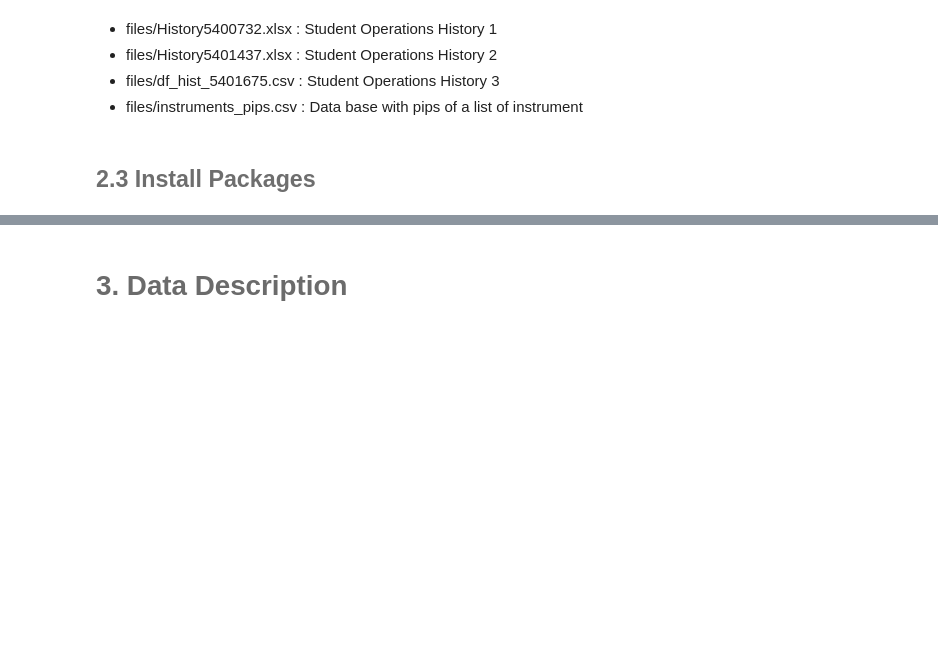
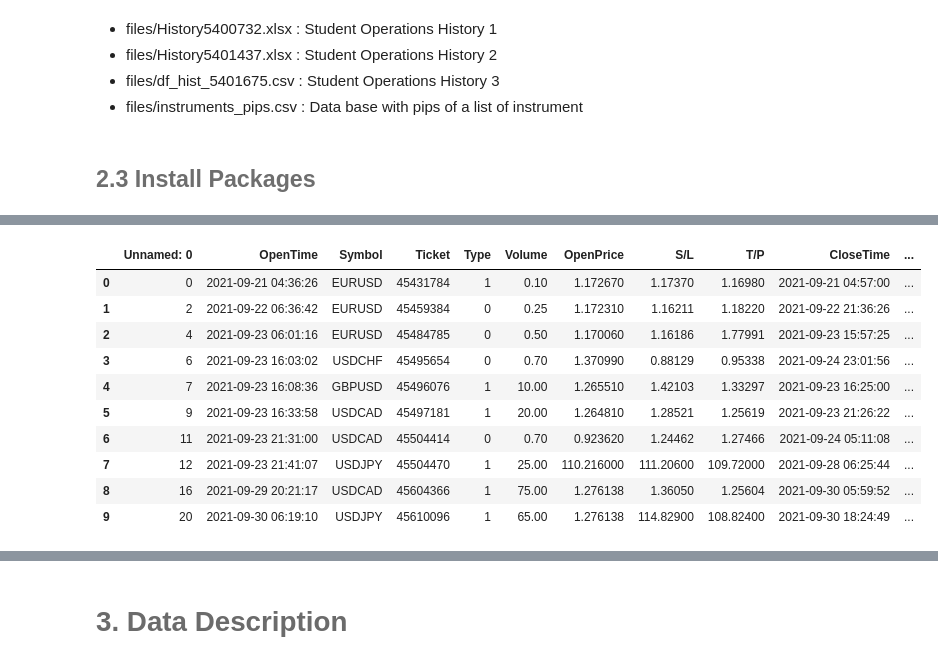
Before and after one commit to douglasparism/MyST_LAB_3_E3, a Jupyter notebook: notebook.ipynb, the cells around one changed output, grey strips where cells are left out. Drawn from its saved outputs; the diff is of its cells as text; code cells hidden in the pictures; blank space fills up the shorter version.

```diff
--- a/notebook.ipynb
+++ b/notebook.ipynb
@@ -72,0 +74,4 @@ import main # no he conectado el environment al jupyter lab
+# %%
+data_ini_1 = dt.f_leer_archivo(param_estudiante=1)
+data_ini_2 = dt.f_leer_archivo(param_estudiante=2)
+data_ini_3 = dt.f_leer_archivo(param_estudiante=3)
@@ -72,0 +96,14 @@ import main # no he conectado el environment al jupyter lab
+# %%
+data_ini_3
+# %% [output]
+|  | Unnamed: 0 | OpenTime | Symbol | Ticket | Type | Volume | OpenPrice | S/L | T/P | CloseTime | ... |
+| 0 | 0 | 2021-09-21 04:36:26 | EURUSD | 45431784 | 1 | 0.10 | 1.172670 | 1.17370 | 1.16980 | 2021-09-21 04:57:00 | ... |
+| 1 | 2 | 2021-09-22 06:36:42 | EURUSD | 45459384 | 0 | 0.25 | 1.172310 | 1.16211 | 1.18220 | 2021-09-22 21:36:26 | ... |
+| 2 | 4 | 2021-09-23 06:01:16 | EURUSD | 45484785 | 0 | 0.50 | 1.170060 | 1.16186 | 1.77991 | 2021-09-23 15:57:25 | ... |
+| 3 | 6 | 2021-09-23 16:03:02 | USDCHF | 45495654 | 0 | 0.70 | 1.370990 | 0.88129 | 0.95338 | 2021-09-24 23:01:56 | ... |
+| 4 | 7 | 2021-09-23 16:08:36 | GBPUSD | 45496076 | 1 | 10.00 | 1.265510 | 1.42103 | 1.33297 | 2021-09-23 16:25:00 | ... |
+| 5 | 9 | 2021-09-23 16:33:58 | USDCAD | 45497181 | 1 | 20.00 | 1.264810 | 1.28521 | 1.25619 | 2021-09-23 21:26:22 | ... |
+| 6 | 11 | 2021-09-23 21:31:00 | USDCAD | 45504414 | 0 | 0.70 | 0.923620 | 1.24462 | 1.27466 | 2021-09-24 05:11:08 | ... |
+| 7 | 12 | 2021-09-23 21:41:07 | USDJPY | 45504470 | 1 | 25.00 | 110.216000 | 111.20600 | 109.72000 | 2021-09-28 06:25:44 | ... |
+| 8 | 16 | 2021-09-29 20:21:17 | USDCAD | 45604366 | 1 | 75.00 | 1.276138 | 1.36050 | 1.25604 | 2021-09-30 05:59:52 | ... |
+| 9 | 20 | 2021-09-30 06:19:10 | USDJPY | 45610096 | 1 | 65.00 | 1.276138 | 114.82900 | 108.82400 | 2021-09-30 18:24:49 | ... |
```
Also changed, not shown: parts of 13 cells of this notebook, 2 other files.
